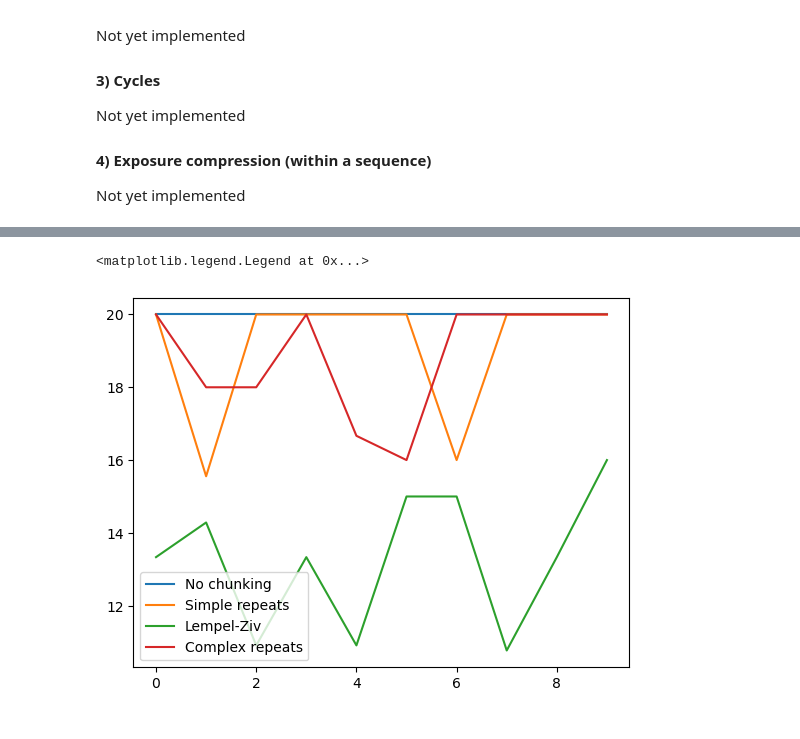
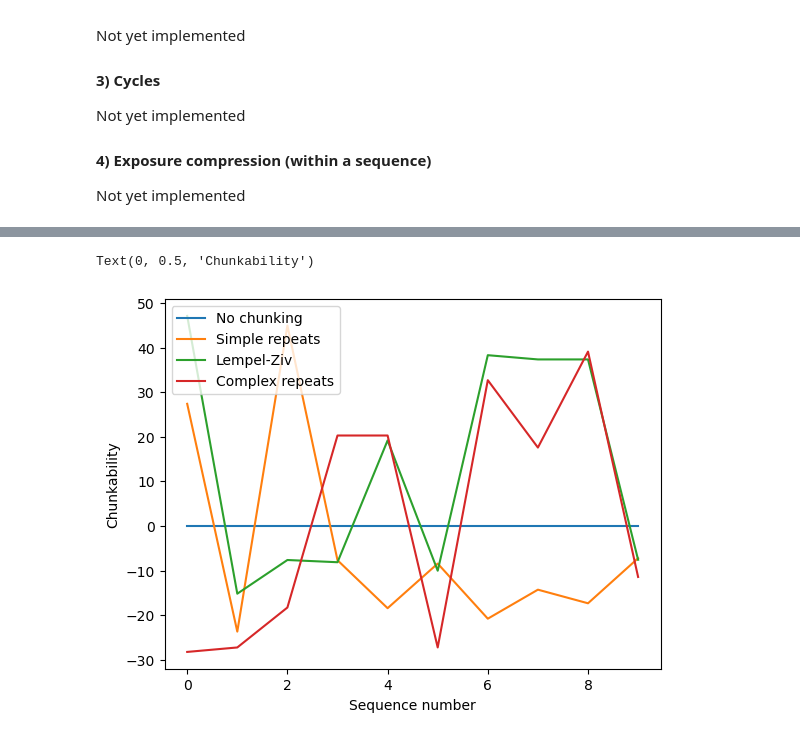
Before and after one commit to qsimeon/PSY1401Projects, a Jupyter notebook: final_project/RepeatsScheme.ipynb, the cells around one changed output, grey strips where cells are left out. Saved outputs shown, nothing was run; the diff lists cells and outputs as text; code cells hidden in the pictures.

Commit message:
Percentile chunkability analysis, common_methods.py file to reuse functions more easily across files.

```diff
--- a/final_project/RepeatsScheme.ipynb
+++ b/final_project/RepeatsScheme.ipynb
@@ -255,29 +144,32 @@ def get_chunkabilities_from_logs(data_path):
 
     return scores, sequences, chunk1, chunk2, chunk3
 # %%
-data_path = './Hokyung_logs' # './Sol_logs/Random' # './Quilee_logs' # './Jack_logs' #
-scores, sequences, chunk1, chunk2, chunk3 = get_chunkabilities_from_logs(data_path)
+data_path = './Sol_logs/Random' # './Hokyung_logs' # './Quilee_logs' # './Jack_logs' #
+scores, sequences, chunk1, chunk2, chunk3 = get_chunkabilities_from_logs(data_path, get_chunkability=get_chunkability_percentile)
 
-m1, b1, r1, p1, std_err1 = stats.linregress(chunk1, scores)
-m3, b3, r3, p3, std_err3 = stats.linregress(chunk3, scores)
+m1, b1, r1, p1, std_err1 = stats.linregress(scores, chunk1)
+m2, b2, r2, p2, std_err2 = stats.linregress(scores, chunk2)
+m3, b3, r3, p3, std_err3 = stats.linregress(scores, chunk3)
 
 print('Hyp:   slope,   intercept,   r-value,   p-value,   std_err')
 print('Hyp1: ', m1, b1, r1, p1, std_err1)
 print('Hyp3: ', m3, b3, r3, p3, std_err3)
 
 fig, ax = plt.subplots(1, 3, figsize=(12, 4), sharex=False, sharey=True)
-ax[0].scatter(chunk1, scores, alpha=0.6)
-ax[1].scatter(chunk3, scores, alpha=0.6)
-ax[2].scatter(chunk2, scores, alpha=0.6)
-ax[0].set(xlabel='Chunkability', ylabel='Score', title='Simple repeat chunking',
-          yticks=np.arange(0, np.max(scores)+1, 2))
-ax[1].set(xlabel='Chunkability', title='Complex repeat chunking')
-ax[2].set(xlabel='Chunkability', title='Lempel-Ziv complexity')
-ax[0].plot(np.array(chunk1), m1*np.array(chunk1) + b1, color='k', zorder=0,
+ax[0].scatter(scores, chunk1, alpha=0.6)
+ax[1].scatter(scores, chunk3, alpha=0.6)
+ax[2].scatter(scores, chunk2, alpha=0.6)
+ax[0].set(ylabel='Chunkability', xlabel='Score', title='Simple repeat chunking')
+ax[1].set(ylabel='Chunkability', title='Complex repeat chunking')
+ax[2].set(ylabel='Chunkability', title='Lempel-Ziv complexity')
+ax[0].plot(np.array(scores), m1*np.array(scores) + b1, color='k', zorder=0,
            label=f'p-value: {p1:.2e}, R: {r1:.2f}')
-ax[1].plot(np.array(chunk3), m3*np.array(chunk3) + b3, color='k', zorder=0,
+ax[1].plot(np.array(scores), m3*np.array(scores) + b3, color='k', zorder=0,
            label=f'p-value: {p3:.2e}, R: {r3:.2f}')
+ax[2].plot(np.array(scores), m2*np.array(scores) + b2, color='k', zorder=0,
+              label=f'p-value: {p2:.2e}, R: {r2:.2f}')
 ax[0].legend(loc='lower right')
 ax[1].legend(loc='lower right')
 ax[2].legend(loc='lower right')
+fig.suptitle(f'For logs in {data_path}')
 # %% [output]
@@ -293,11 +226,13 @@ Hyp3:  -3.0462568153521445 17.26780237341341 -0.03370571257429992 0.917177865906
 # %%
 n = 10
 np.random.seed(18)
-plt.plot(np.arange(n), 20*(1 - np.zeros(n)), label='No chunking')
-plt.plot(np.arange(n), 20*(1 - np.random.choice(chunk1, n)), label='Simple repeats')
-plt.plot(np.arange(n), 20*(1 - np.random.choice(chunk2, n)), label='Lempel-Ziv')
-plt.plot(np.arange(n), 20*(1 - np.random.choice(chunk3, n)), label='Complex repeats')
+plt.plot(np.arange(n), np.zeros(n), label='No chunking')
+plt.plot(np.arange(n), np.random.choice(chunk1, n), label='Simple repeats')
+plt.plot(np.arange(n), np.random.choice(chunk2, n), label='Lempel-Ziv')
+plt.plot(np.arange(n), np.random.choice(chunk3, n), label='Complex repeats')
 plt.legend()
+plt.xlabel('Sequence number')
+plt.ylabel('Chunkability')
 # %% [output]
-<matplotlib.legend.Legend at 0x...>
+Text(0, 0.5, 'Chunkability')
-[figure, old version]
+[figure, new version]
```
Also changed, not shown: parts of 9 cells of this notebook, 1 other file.
